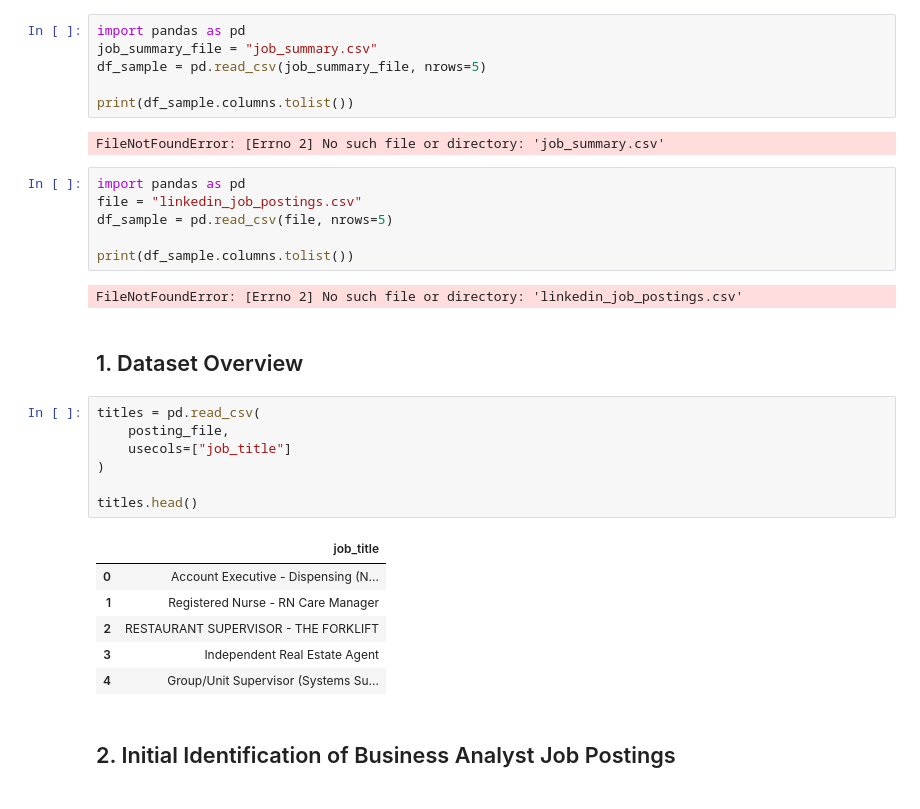
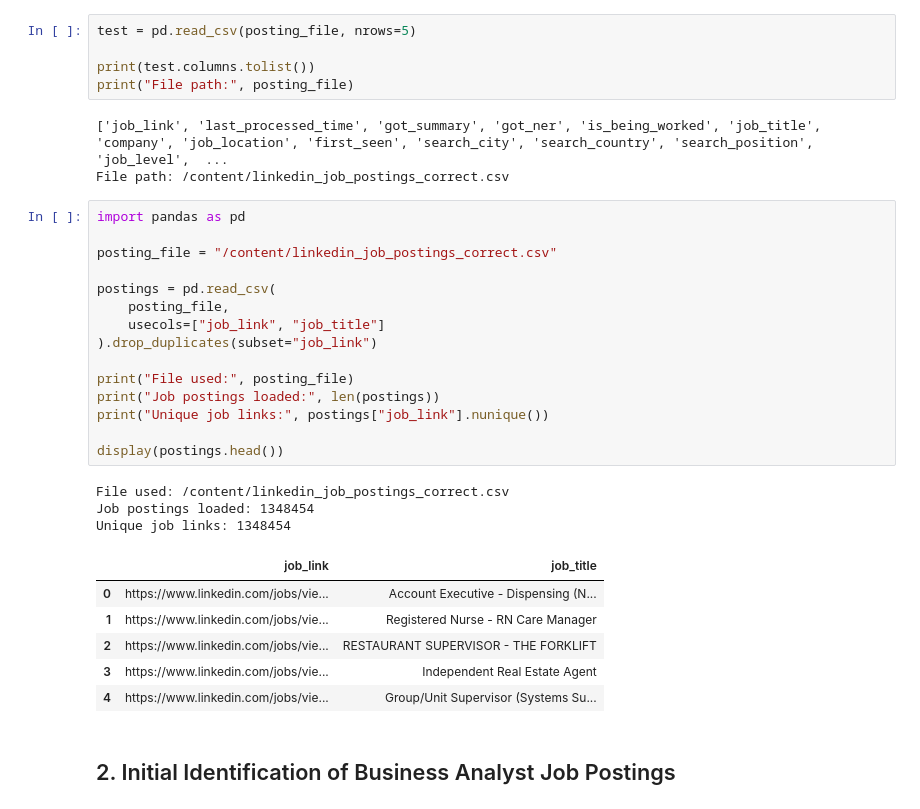
Before and after one commit to liayejinkwon-arch/INFO-5006-Business-Intelligence, a Jupyter notebook: Yejin_Kwon_BA_Population_and_Classification_Validation.ipynb, the cells around one changed output. Saved outputs shown, nothing was run; the diff lists cells and outputs as text.

```diff
--- a/Yejin_Kwon_BA_Population_and_Classification_Validation.ipynb
+++ b/Yejin_Kwon_BA_Population_and_Classification_Validation.ipynb
@@ -10,35 +42,36 @@ Pandas version: 2.2.3
 # %%
-import pandas as pd
-job_summary_file = "job_summary.csv"
-df_sample = pd.read_csv(job_summary_file, nrows=5)
+test = pd.read_csv(posting_file, nrows=5)
 
-print(df_sample.columns.tolist())
+print(test.columns.tolist())
+print("File path:", posting_file)
 # %% [output]
-FileNotFoundError: [Errno 2] No such file or directory: 'job_summary.csv'
+['job_link', 'last_processed_time', 'got_summary', 'got_ner', 'is_being_worked', 'job_title', 'company', 'job_location', 'first_seen', 'search_city', 'search_country', 'search_position', 'job_level',  ...
+File path: /content/linkedin_job_postings_correct.csv
-# %%
-import pandas as pd
-file = "linkedin_job_postings.csv"
-df_sample = pd.read_csv(file, nrows=5)
-
-print(df_sample.columns.tolist())
-# %% [output]
-FileNotFoundError: [Errno 2] No such file or directory: 'linkedin_job_postings.csv'
-# %% [markdown]
-## 1. Dataset Overview
-# %%
-titles = pd.read_csv(
-    posting_file,
-    usecols=["job_title"]
-)
-
-titles.head()
-# %% [output]
-|  | job_title |
-| 0 | Account Executive - Dispensing (N... |
-| 1 | Registered Nurse - RN Care Manager |
-| 2 | RESTAURANT SUPERVISOR - THE FORKLIFT |
-| 3 | Independent Real Estate Agent |
-| 4 | Group/Unit Supervisor (Systems Su... |
+# %%
+import pandas as pd
+
+posting_file = "/content/linkedin_job_postings_correct.csv"
+
+postings = pd.read_csv(
+    posting_file,
+    usecols=["job_link", "job_title"]
+).drop_duplicates(subset="job_link")
+
+print("File used:", posting_file)
+print("Job postings loaded:", len(postings))
+print("Unique job links:", postings["job_link"].nunique())
+
+display(postings.head())
+# %% [output]
+File used: /content/linkedin_job_postings_correct.csv
+Job postings loaded: 1348454
+Unique job links: 1348454
+|  | job_link | job_title |
+| 0 | https://www.linkedin.com/jobs/vie... | Account Executive - Dispensing (N... |
+| 1 | https://www.linkedin.com/jobs/vie... | Registered Nurse - RN Care Manager |
+| 2 | https://www.linkedin.com/jobs/vie... | RESTAURANT SUPERVISOR - THE FORKLIFT |
+| 3 | https://www.linkedin.com/jobs/vie... | Independent Real Estate Agent |
+| 4 | https://www.linkedin.com/jobs/vie... | Group/Unit Supervisor (Systems Su... |
 # %% [markdown]
 ## 2. Initial Identification of Business Analyst Job Postings
 # %%
```
Also changed, not shown: parts of 8 cells of this notebook.
